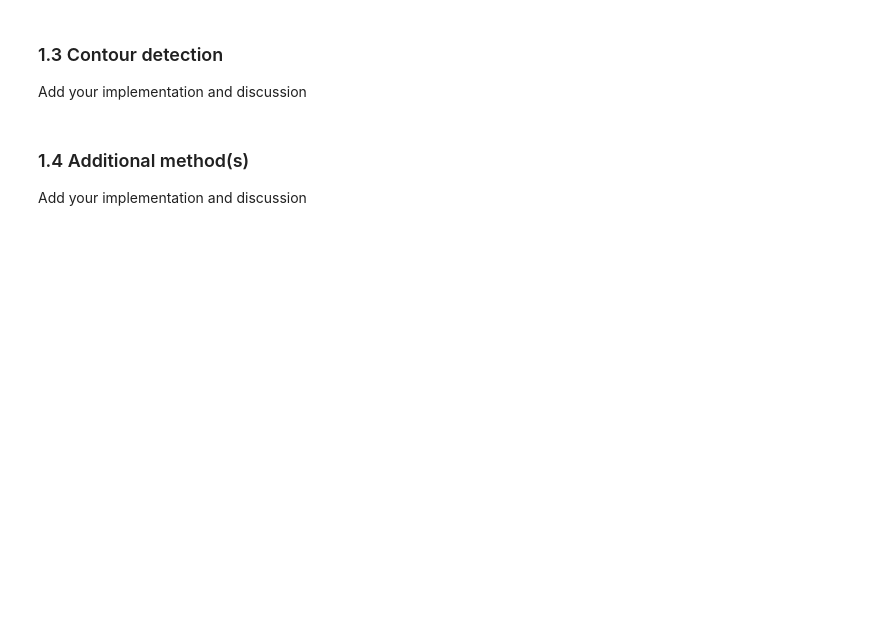
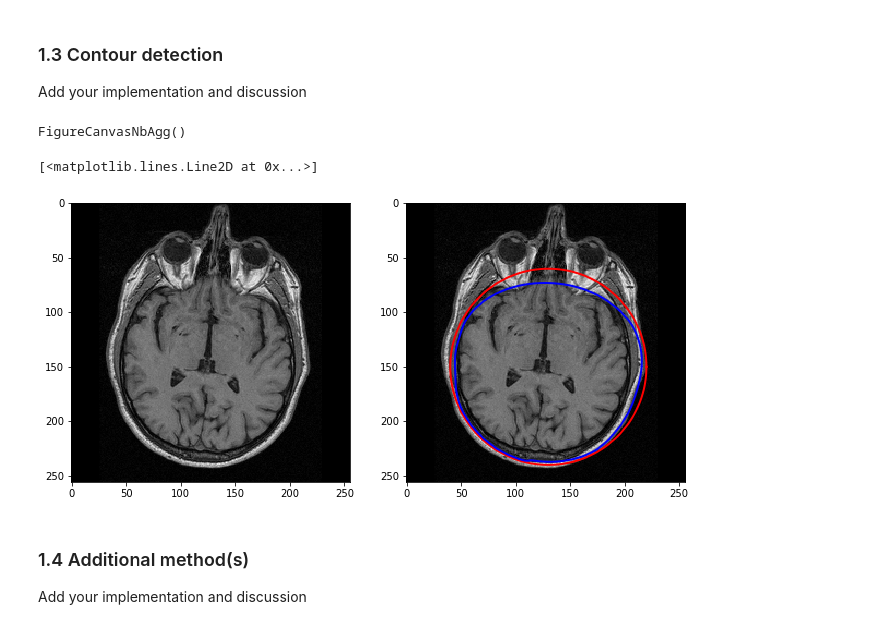
Before and after one commit to JelenaBanjac/image-analysis, a Jupyter notebook: labs/lab_01_segmentation.ipynb, the cells around one changed output. Drawn from its saved outputs; the diff is of its cells as text; code cells hidden in the pictures; blank space fills up the shorter version.

```diff
--- a/labs/lab_01_segmentation.ipynb
+++ b/labs/lab_01_segmentation.ipynb
@@ -101,6 +120,35 @@ Text(0.5, 1.0, 'Fixed threshold')
 # %% [markdown]
 ### 1.3 Contour detection
 Add your implementation and discussion
+# %%
+%matplotlib widget
+
+from skimage.filters import gaussian
+from skimage.segmentation import active_contour
+
+
+s = np.linspace(0, 2*np.pi, 400)
+x = 130 + 90*np.cos(s)
+y = 150 + 90*np.sin(s)
+init = np.array([x, y]).T
+
+
+img_gaus = gaussian(resized, 0)
+#img_gaus[img_gaus > 0.35] = 0
+#img_gaus[img_gaus < 0.1] = 0
+
+snake = active_contour(img_gaus, init, alpha=0.4, beta=800)
+
+fig, ax = plt.subplots(1, 2, figsize=(11, 7))
+ax[0].imshow(img_gaus, cmap='gray')
+
+ax[1].imshow(resized, cmap=plt.cm.gray)
+ax[1].plot(init[:, 0], init[:, 1], 'r', lw=2)
+ax[1].plot(snake[:, 0], snake[:, 1], 'b', lw=2)
+# %% [output]
+FigureCanvasNbAgg()
+[<matplotlib.lines.Line2D at 0x...>]
+[figure, added]
 # %% [markdown]
 ### 1.4 Additional method(s)
 Add your implementation and discussion
```
Also changed, not shown: parts of 17 cells of this notebook.
